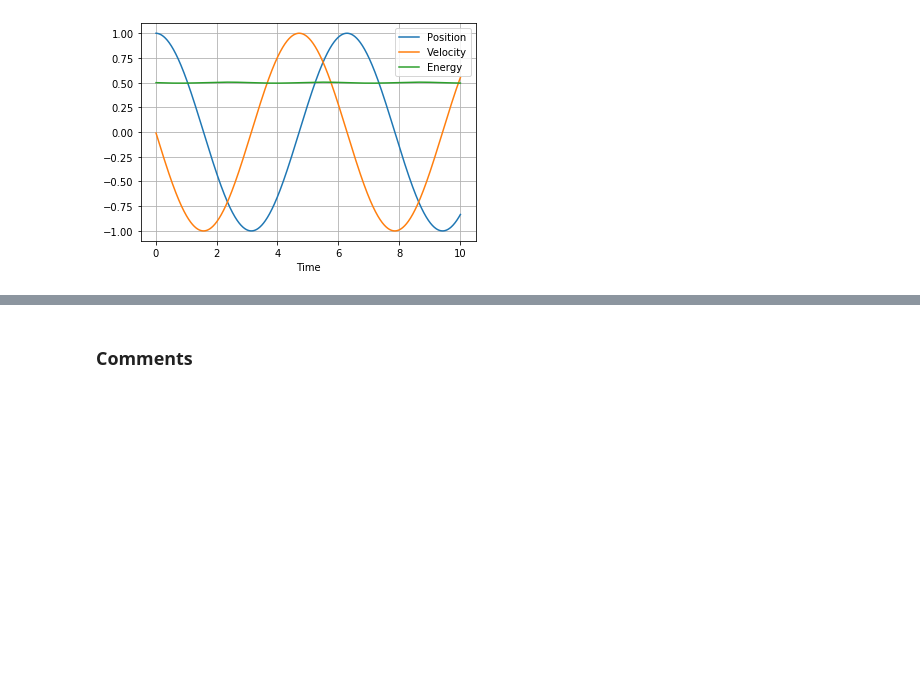
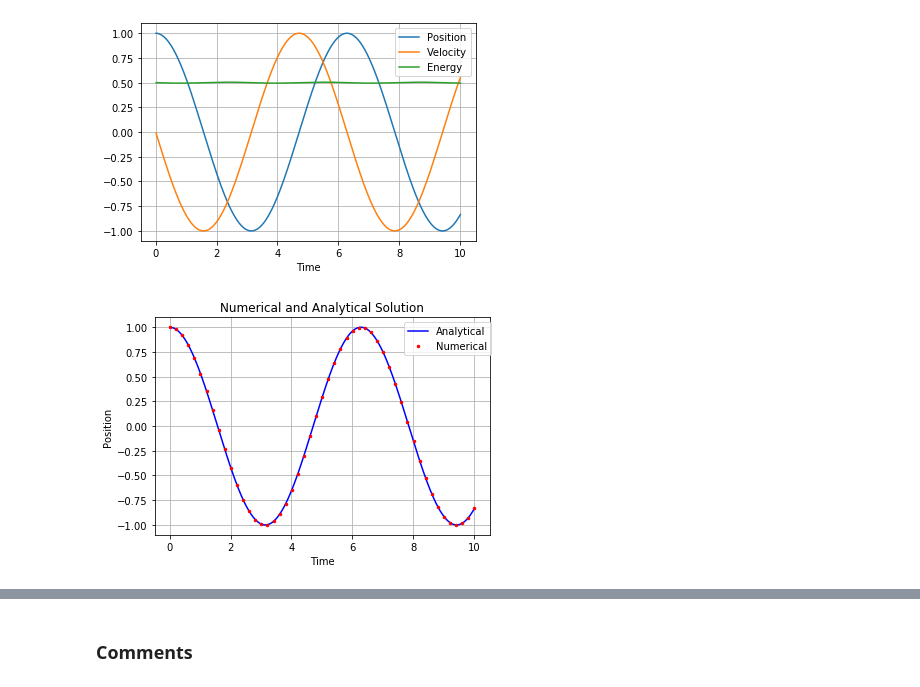
Before and after one commit to utkugurel/codes, a Jupyter notebook: analytical_and_numerical_solution.ipynb, the cells around one changed output, grey strips where cells are left out. Saved outputs shown, nothing was run; the diff lists cells and outputs as text; code cells hidden in the pictures; blank space fills up the shorter version.

```diff
--- a/analytical_and_numerical_solution.ipynb
+++ b/analytical_and_numerical_solution.ipynb
@@ -112,19 +112,10 @@ def Verlet_SHO(x0,v0,tmax,dt):
     and energy of a particle of unit mass under SHO potential.
     """
 
-    N = int(round(tmax/dt))
-    m = 1
-    t = 0
-    x = x0
-    v = v0
-    a = -(k*x)/m
-    pos = []
-    vel = []
-    energy = []
-    time = []
+    N = int(round(tmax/dt)); m = 1; t = 0; x = x0; v = v0; a = -(k*x)/m
+    pos = []; vel = []; energy = []; time = []
 
     while(t<tmax):
-
 
             x_prev = x
             x = x_prev + v*dt + 0.5*(dt)**2 * a
@@ -140,9 +131,6 @@ def Verlet_SHO(x0,v0,tmax,dt):
             energy.append(E)
             time.append(t)
 
-
-
-
     return(time,pos,vel,energy)
 # %%
 soln_SHO = Verlet_SHO(x0=1,v0=0,tmax=10,dt=0.01)
@@ -278,3 +209,16 @@ plt.grid()
 plt.show()
 # %% [output]
 [figure]
+# %%
+plt.plot(soln_SHO[0],soln_SHO[1],'b',label="Analytical")
+plt.plot(test[0],test[1],'ro',label="Numerical", markeredgewidth=1,
+         markersize=2.5, markevery=20)
+
+plt.title("Numerical and Analytical Solution")
+plt.xlabel("Time")
+plt.ylabel("Position")
+plt.legend(bbox_to_anchor=(1.02, 1.0), loc='best')
+plt.grid()
+plt.show()
+# %% [output]
+[figure, added]
```
Also changed, not shown: parts of 6 cells of this notebook, 1 other file.
